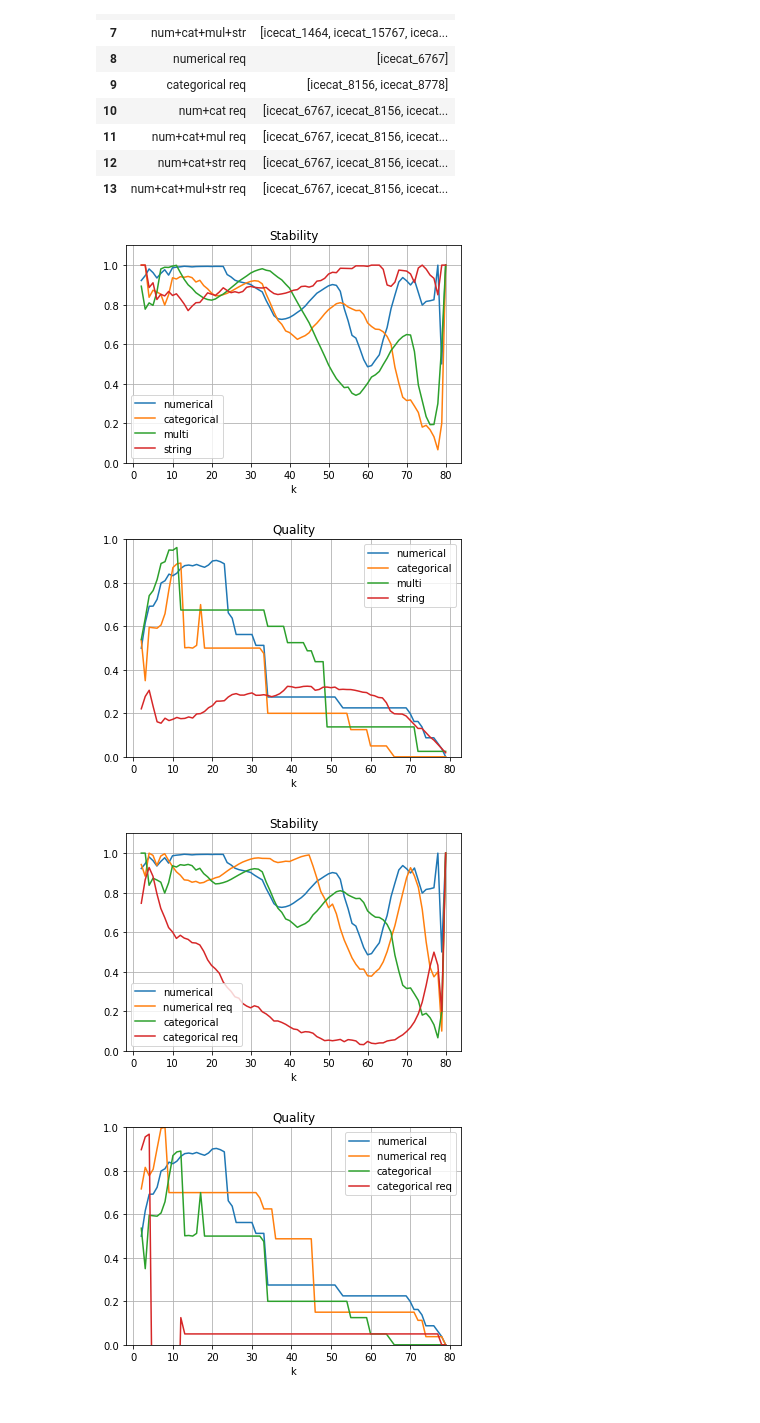
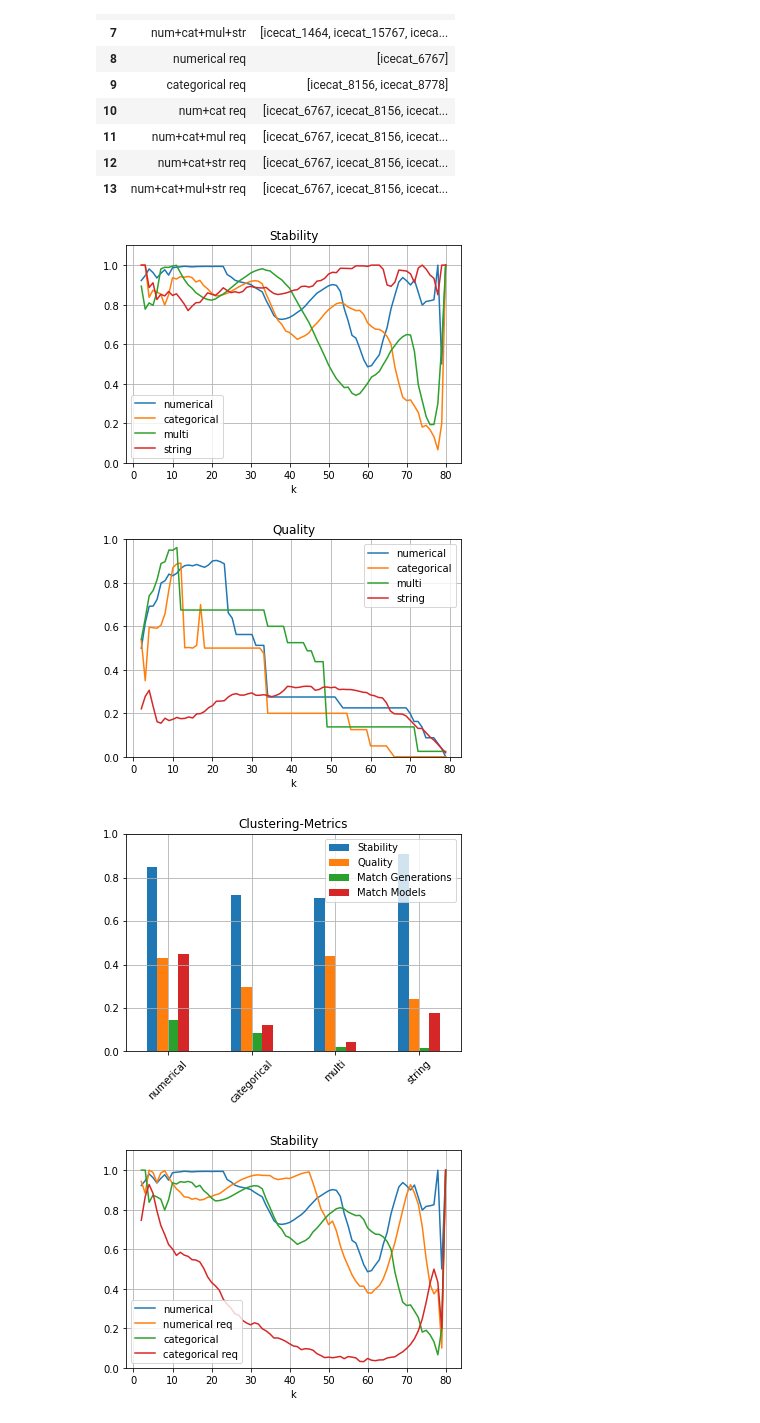
Before and after one commit to hd-code/ma-product-clustering, a Jupyter notebook: cluster-analysis/notebooks/clustering/1-cases.ipynb, the cells around one changed output. Drawn from its saved outputs; the diff is of its cells as text; code cells hidden in the pictures.

```diff
--- a/cluster-analysis/notebooks/clustering/1-cases.ipynb
+++ b/cluster-analysis/notebooks/clustering/1-cases.ipynb
@@ -153,14 +153,12 @@ def calc_metrics(attr_codes, multi_as_single=False, attr_to_overweight: list[str
     }
 # %%
 def metrics_to_table(metric):
-    result = {
+    return {
         "Stability": metric["stabilities"].mean(),
         "Quality": metric["qualities"].mean(),
         "Match Generations": metric["match_gen"],
         "Match Models": metric["match_mod"],
     }
-    result["Mean"] = np.array(list(result.values())).mean()
-    return result
 # %%
 def attr_metrics_make():
     attr_metrics = {}
@@ -232,5 +230,5 @@ pd.DataFrame({key: mul_metrics[key]["qualities"] for key in ["string as multi",
 pd.DataFrame({
     key: metrics_to_table(values)
     for key, values in mul_metrics.items()
-}).transpose().round(3) * 100
+}).transpose().plot.bar(title="Clustering-Metrics", ylim=(0,1), grid=True, rot=45)
 # %% [output]
@@ -316,27 +311,32 @@ metrics = config.load_or_create(data_dir / "metrics.pkl", metrics_make)
 # %%
 keys_display = [
     ["numerical", "categorical", "multi", "string"],
     ["numerical", "numerical req", "categorical", "categorical req"],
     ["num+cat", "num+cat+mul", "num+cat+str", "num+cat+mul+str"],
     ["num+cat req", "num+cat+mul req", "num+cat+str req", "num+cat+mul+str req"],
     ["high impact", "intuitive", "intuitive+"],
     ["high impact", "all & high impact x2", "all & high impact x3",
      "num+cat & high impact x2", "num+cat & high impact x3",
      "str & high impact x2", "str & high impact x3"],
     ["intuitive", "all & intuitive x2", "all & intuitive x3",
      "num+cat & intuitive x2", "num+cat & intuitive x3",
      "str & intuitive x2", "str & intuitive x3"],
     ["intuitive+", "all & intuitive+ x2", "all & intuitive+ x3",
      "num+cat & intuitive+ x2", "num+cat & intuitive+ x3",
      "str & intuitive+ x2", "str & intuitive+ x3"],
 ]
 for keys in keys_display:
     stabs = {key: metrics[key]["stabilities"] for key in keys}
     quals = {key: metrics[key]["qualities"] for key in keys}
+    metrs = {key: metrics[key] for key in keys}
     pd.DataFrame(stabs, index=range(2,n+1)).plot.line(title="Stability", xlabel="k", ylim=(0,1.1), grid=True)
     pd.DataFrame(quals, index=range(2,n)).plot.line(title="Quality", xlabel="k", ylim=(0,1), grid=True)
+    pd.DataFrame({
+        key: metrics_to_table(values)
+        for key, values in metrs.items()
+    }).transpose().plot.bar(title="Clustering-Metrics", ylim=(0,1), grid=True, rot=45)
 # %% [output]
 [figure]
 [figure]
-[figure, old version]
+[figure, new version]
-[figure, old version]
+[figure, new version]
```
Also changed, not shown: parts of 4 cells of this notebook, 5 other files.
